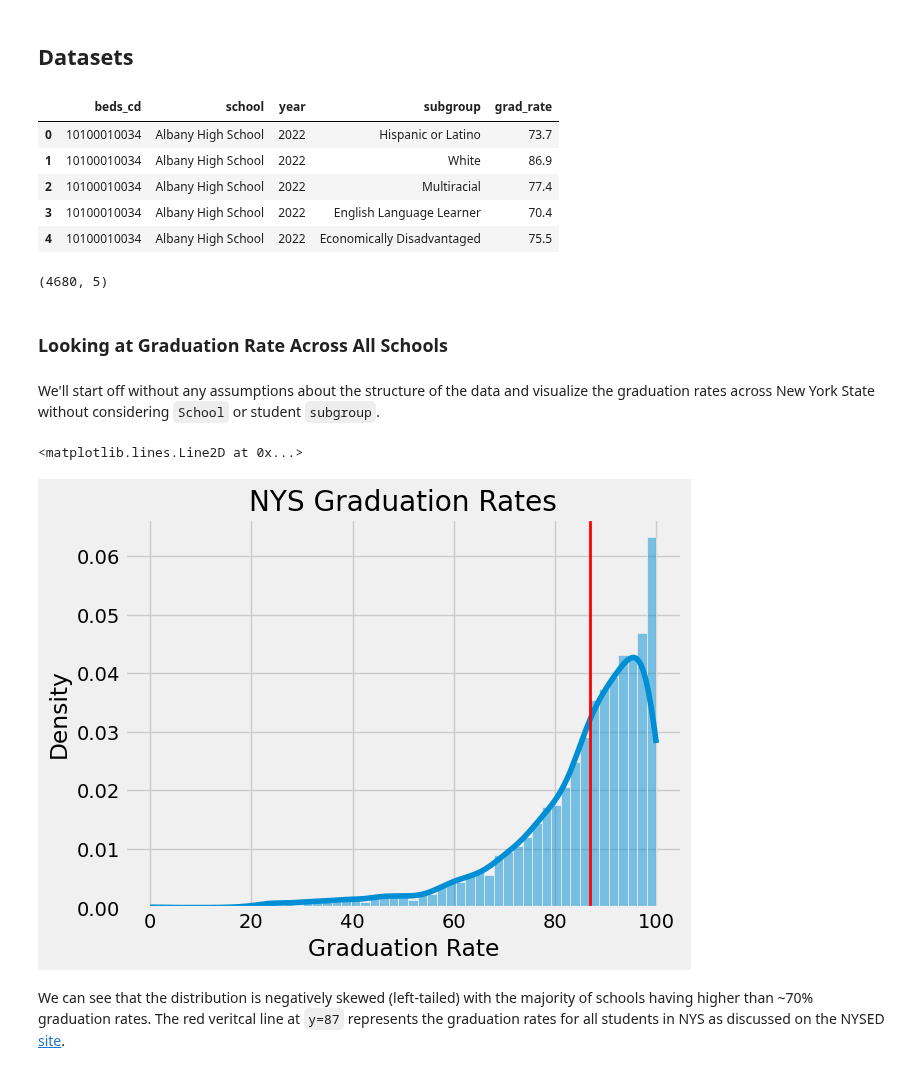
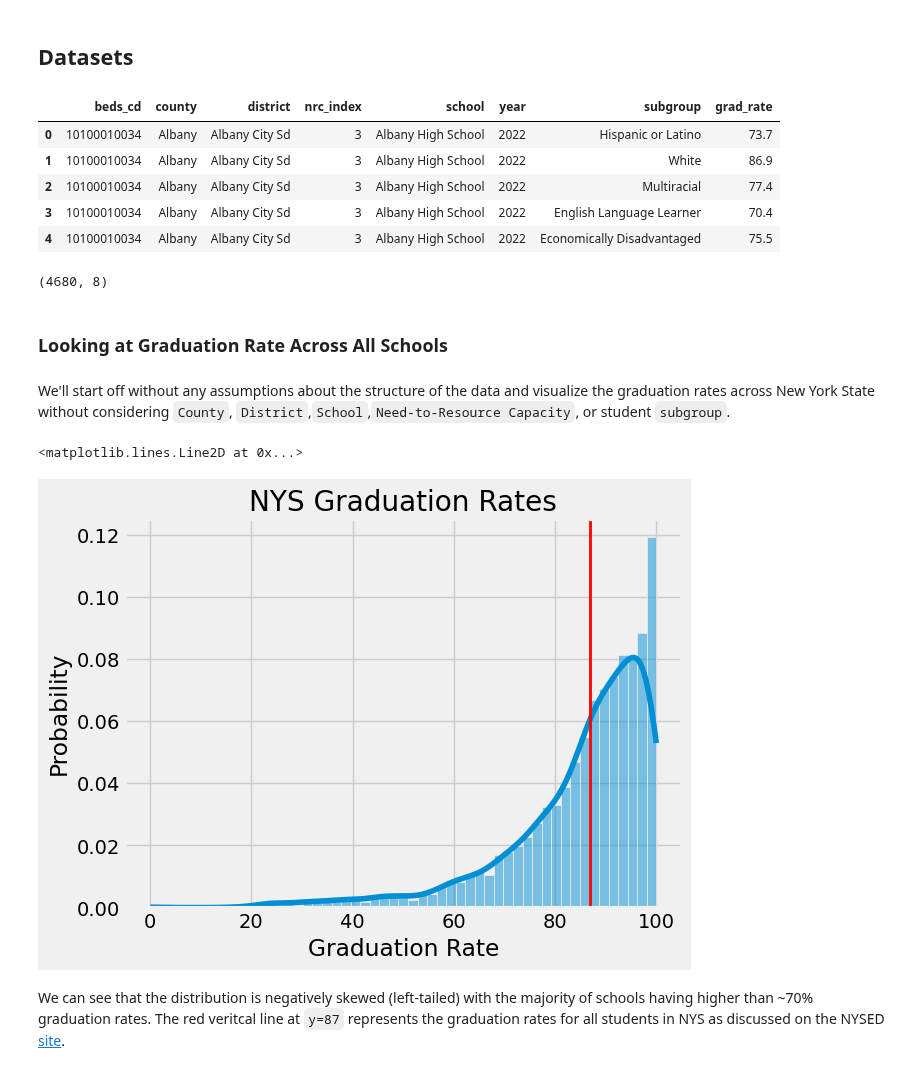
Before and after one commit to asoylatte03/nys-ell-grad-rate, a Jupyter notebook: exploratory data analysis.ipynb, the cells around one changed output. Drawn from its saved outputs; the diff is of its cells as text; code cells hidden in the pictures.

Commit message:
eda with compiled dataset

```diff
--- a/exploratory data analysis.ipynb
+++ b/exploratory data analysis.ipynb
@@ -14,37 +14,37 @@ style.use('fivethirtyeight')
 # %% [markdown]
 ## Datasets
 # %%
-nys_gradrate_22 = pd.read_csv('data/2022_NYS_grad-rate.csv')
+nys_gradrate_22 = pd.read_csv('data/2022_nys_gradrates_compiled.csv')
 # %%
 # reformating some column names
 nys_gradrate_22 = nys_gradrate_22.rename(
-    columns={'entity_cd':'beds_cd','entity_name':'school','subgroup_name':'subgroup'})
+    columns={'entity_cd':'beds_cd'})
 # %%
 nys_gradrate_22.head()
 # %% [output]
-|  | beds_cd | school | year | subgroup | grad_rate |
-| 0 | 10100010034 | Albany High School | 2022 | Hispanic or Latino | 73.7 |
-| 1 | 10100010034 | Albany High School | 2022 | White | 86.9 |
-| 2 | 10100010034 | Albany High School | 2022 | Multiracial | 77.4 |
-| 3 | 10100010034 | Albany High School | 2022 | English Language Learner | 70.4 |
-| 4 | 10100010034 | Albany High School | 2022 | Economically Disadvantaged | 75.5 |
+|  | beds_cd | county | district | nrc_index | school | year | subgroup | grad_rate |
+| 0 | 10100010034 | Albany | Albany City Sd | 3 | Albany High School | 2022 | Hispanic or Latino | 73.7 |
+| 1 | 10100010034 | Albany | Albany City Sd | 3 | Albany High School | 2022 | White | 86.9 |
+| 2 | 10100010034 | Albany | Albany City Sd | 3 | Albany High School | 2022 | Multiracial | 77.4 |
+| 3 | 10100010034 | Albany | Albany City Sd | 3 | Albany High School | 2022 | English Language Learner | 70.4 |
+| 4 | 10100010034 | Albany | Albany City Sd | 3 | Albany High School | 2022 | Economically Disadvantaged | 75.5 |
 # %%
 nys_gradrate_22.shape
 # %% [output]
-(4680, 5)
+(4680, 8)
 # %% [markdown]
 ### Looking at Graduation Rate Across All Schools
 # %% [markdown]
-We'll start off without any assumptions about the structure of the data and visualize the graduation rates across New York State without considering `School` or student `subgroup`.
+We'll start off without any assumptions about the structure of the data and visualize the graduation rates across New York State without considering `County`, `District`,`School`,`Need-to-Resource Capacity`,  or student `subgroup`.
 # %%
 # creating a histogram for all
-sns.histplot(nys_gradrate_22,x=nys_gradrate_22.grad_rate, stat='density', kde=True)
+sns.histplot(nys_gradrate_22,x=nys_gradrate_22.grad_rate, stat='probability', kde=True)
 plt.title('NYS Graduation Rates')
 plt.xlabel('Graduation Rate')
 plt.axvline(x=87,lw=2,ls='-',c='r')
 # %% [output]
 <matplotlib.lines.Line2D at 0x...>
-[figure, old version]
+[figure, new version]
 # %% [markdown]
 We can see that the distribution is negatively skewed (left-tailed) with the majority of schools having higher than ~70% graduation rates. The red veritcal line at `y=87` represents the graduation rates for all students in NYS as discussed on the NYSED [site](https://data.nysed.gov/gradrate.php?year=2022&state=yes).
 # %% [markdown]
```
Also changed, not shown: parts of 7 cells of this notebook.
